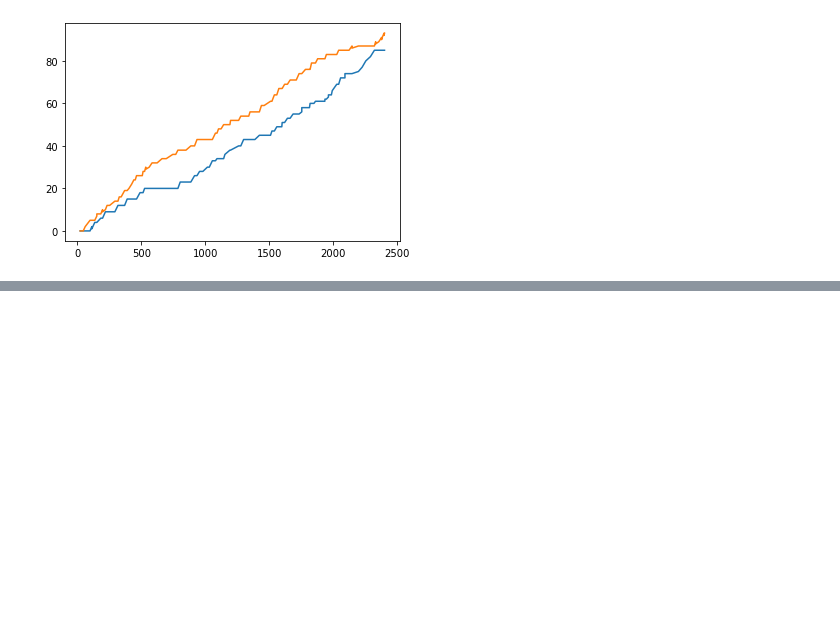
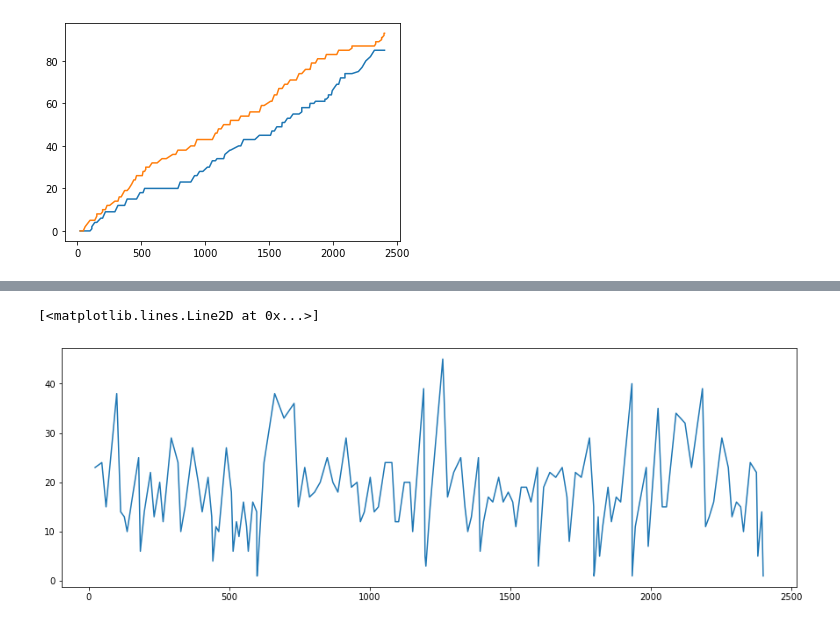
Before and after one commit to Rafael-Prochnow/Analise-descritiva-para-um-time, a Jupyter notebook: Jogada_Jogada.ipynb, the cells around one changed output, grey strips where cells are left out. Saved outputs shown, nothing was run; the diff lists cells and outputs as text; code cells hidden in the pictures; blank space fills up the shorter version.

```diff
--- a/Jogada_Jogada.ipynb
+++ b/Jogada_Jogada.ipynb
@@ -129,0 +174,8 @@ plt.plot(a['Tempo'], a['dif'])
+# %%
+posse_bola = df[(df['Indicador'] == '3_Pts_C') | (df['Indicador'] == '3_Pts_T') |
+                (df['Indicador'] == '2_Pts_C') | (df['Indicador'] == '2_Pts_C') |
+                (df['Indicador'] == 'LL_Pts_C') | (df['Indicador'] == 'LL_Pts_C') |
+                (df['Indicador'] == 'ER') | (df['Indicador'] == 'tempo_tecnico') |
+                (df['Indicador'] == 'fim_partida') | (df['Indicador'] == 'fim_quarto') |
+                (df['Indicador'] == 'inicio_partida') | (df['Indicador'] == 'inicio_quarto') |
+                (df['Indicador'] == 'tempo_tecnico')]
@@ -129,0 +192,3 @@ plt.plot(a['Tempo'], a['dif'])
+# %%
+filtro = (posse_bola['diferenca'] >= 1) | (posse_bola['Indicador'] == 'inicio_partida') | (posse_bola['Indicador'] == 'fim_quarto')
+valor_posse_bola = posse_bola[filtro]
@@ -129,0 +211,6 @@ plt.plot(a['Tempo'], a['dif'])
+# %%
+plt.figure(figsize=(15,5))
+plt.plot(valor_posse_bola['Tempo'], valor_posse_bola['diferenca'])
+# %% [output]
+[<matplotlib.lines.Line2D at 0x...>]
+[figure, added]
```
Also changed, not shown: parts of 33 cells of this notebook, 2 other files.
